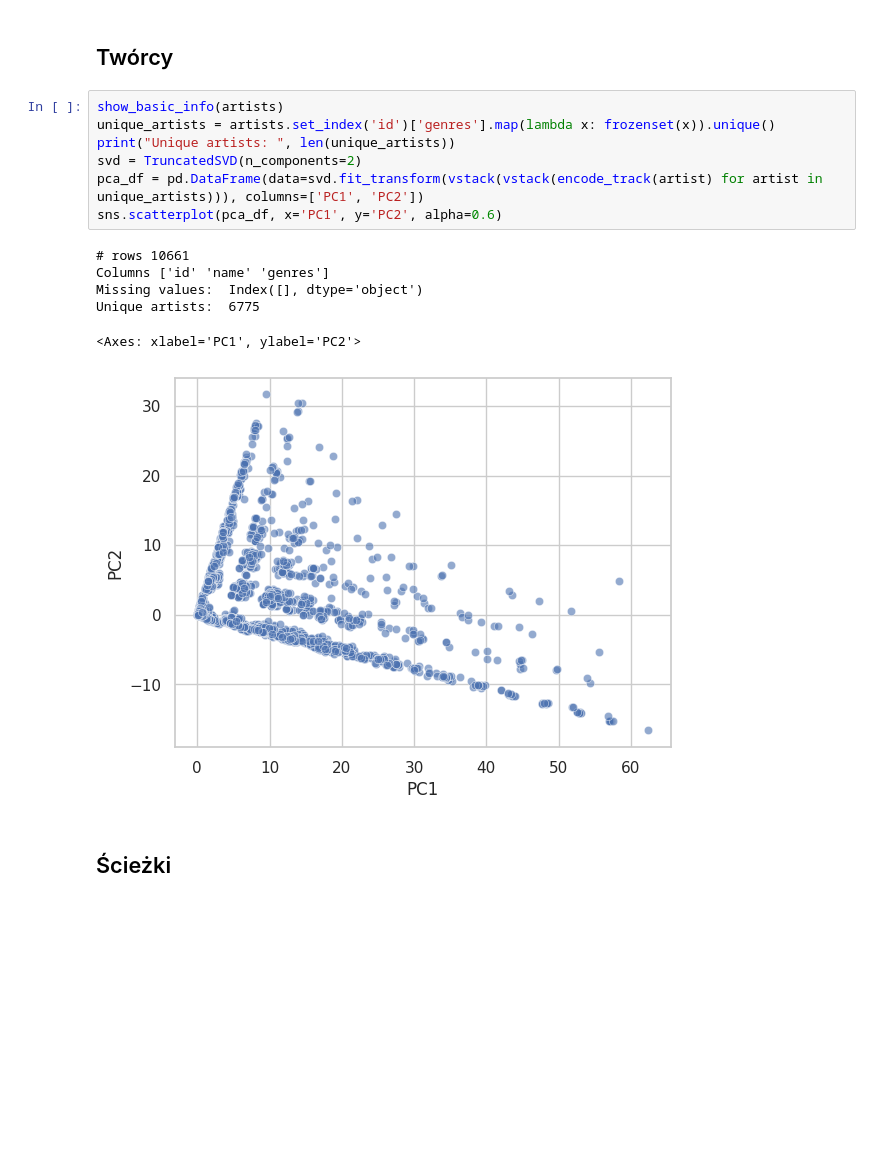
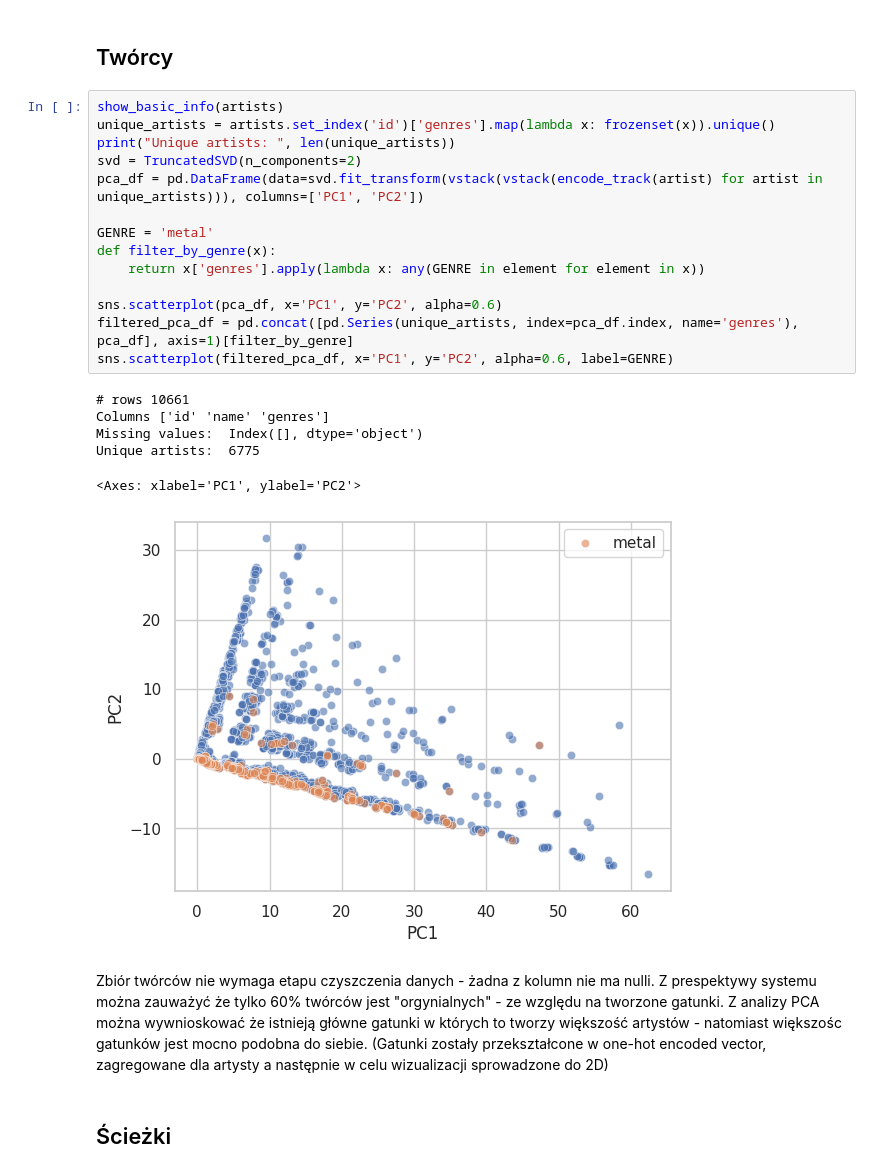
Before and after one commit to dawidkasz/song-skip-predictor, a Jupyter notebook: dokumentacja.ipynb, the cells around one changed output. Drawn from its saved outputs; the diff is of its cells as text; blank space fills up the shorter version.

```diff
--- a/dokumentacja.ipynb
+++ b/dokumentacja.ipynb
@@ -167,17 +167,27 @@ Powyższe wykresy przedstawiają ogólną wysokopoziomową charakterystykę dost
 # %%
 show_basic_info(artists)
 unique_artists = artists.set_index('id')['genres'].map(lambda x: frozenset(x)).unique()
 print("Unique artists: ", len(unique_artists))
 svd = TruncatedSVD(n_components=2)
 pca_df = pd.DataFrame(data=svd.fit_transform(vstack(vstack(encode_track(artist) for artist in unique_artists))), columns=['PC1', 'PC2'])
+
+GENRE = 'metal'
+def filter_by_genre(x):
+    return x['genres'].apply(lambda x: any(GENRE in element for element in x))
+
 sns.scatterplot(pca_df, x='PC1', y='PC2', alpha=0.6)
+filtered_pca_df = pd.concat([pd.Series(unique_artists, index=pca_df.index, name='genres'), pca_df], axis=1)[filter_by_genre]
+sns.scatterplot(filtered_pca_df, x='PC1', y='PC2', alpha=0.6, label=GENRE)
 # %% [output]
 # rows 10661
 Columns ['id' 'name' 'genres']
 Missing values:  Index([], dtype='object')
 Unique artists:  6775
 <Axes: xlabel='PC1', ylabel='PC2'>
-[figure, old version]
+[figure, new version]
+# %% [markdown]
+Zbiór twórców nie wymaga etapu czyszczenia danych - żadna z kolumn nie ma nulli. Z prespektywy systemu można zauważyć że tylko 60% twórców jest "orgynialnych" - ze względu na tworzone gatunki. Z analizy PCA można wywnioskować że istnieją główne gatunki w których to tworzy większość artystów - natomiast większośc gatunków jest mocno podobna do siebie.
+(Gatunki zostały przekształcone w one-hot encoded vector, zagregowane dla artysty a następnie w celu wizualizacji sprowadzone do 2D)
 # %% [markdown]
 ## Ścieżki
 # %%
```
Also changed, not shown: parts of 31 cells of this notebook.
